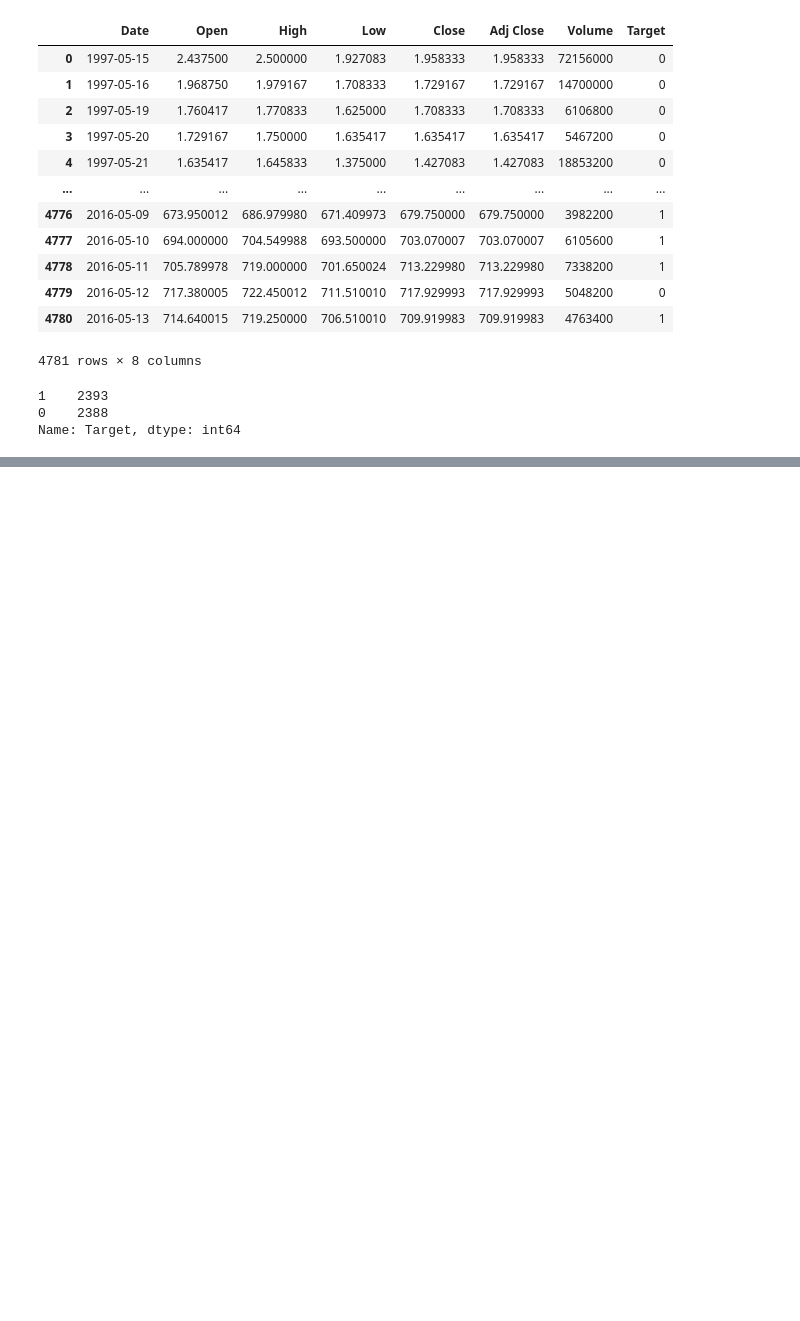
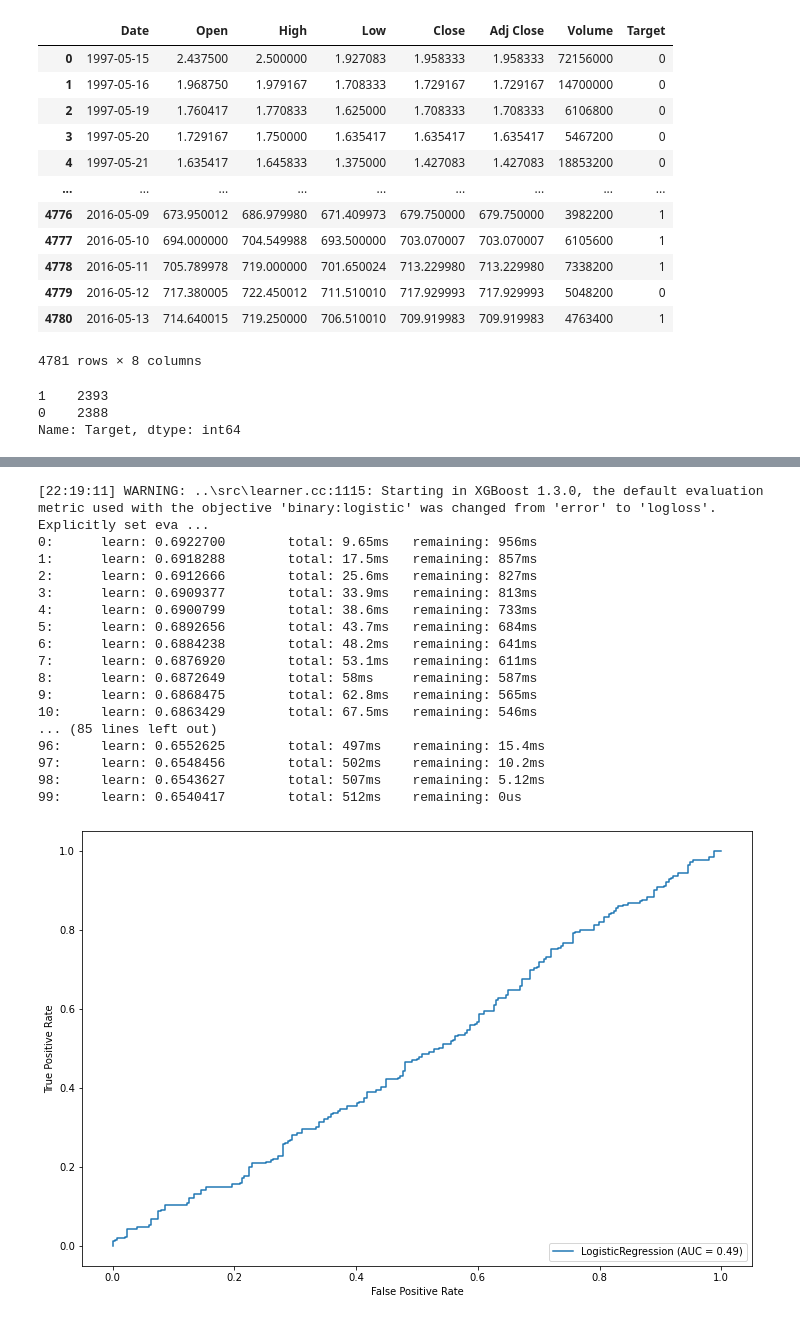
Before and after one commit to SoniMohandas/amazon_stock_price, a Jupyter notebook: amazon_stock.ipynb, the cells around one changed output, grey strips where cells are left out. Drawn from its saved outputs; the diff is of its cells as text; code cells hidden in the pictures; blank space fills up the shorter version.

```diff
--- a/amazon_stock.ipynb
+++ b/amazon_stock.ipynb
@@ -157,0 +139,64 @@ y_test=data_test[y_col]
+# %%
+from sklearn.linear_model import LogisticRegression
+from sklearn.metrics import plot_roc_curve
+from sklearn.ensemble import RandomForestClassifier
+from sklearn.tree import DecisionTreeClassifier
+from sklearn.svm import SVC
+from xgboost import XGBClassifier
+from sklearn.ensemble import AdaBoostClassifier
+from catboost import CatBoostClassifier
+from sklearn.ensemble import GradientBoostingClassifier
+import warnings
+warnings.simplefilter('ignore')
+
+def models(X_tn,y_tn, X_vl,y_vl):
+    lr = LogisticRegression(random_state=70).fit(X_tn,y_tn)
+    plot_roc_curve(lr, X_vl,y_vl)
+
+    roc = RandomForestClassifier(random_state=70).fit(X_tn,y_tn)
+    plot_roc_curve(roc, X_vl,y_vl)
+
+    dtc = DecisionTreeClassifier(random_state=70,criterion='gini',
+                                 min_samples_leaf=4,max_depth=3)
+    dtc.fit(X_tn,y_tn)
+    plot_roc_curve(dtc, X_vl,y_vl)
+
+    svc = SVC(random_state=70).fit(X_tn,y_tn)
+    plot_roc_curve(svc, X_val,y_val)
+
+    gbc=GradientBoostingClassifier(random_state=70).fit(X_tn,y_tn)
+    plot_roc_curve(gbc, X_val,y_val)
+
+    xgb = XGBClassifier(random_state=70,booster='gbtree',
+                        num_parallel_tree=5,max_depth=3,
+                        learning_rate=0.1).fit(X_tn,y_tn)
+    plot_roc_curve(xgb, X_vl,y_vl)
+    abc = AdaBoostClassifier(random_state=70,
+                             learning_rate=0.1,
+                            base_estimator=dtc).fit(X_tn,y_tn)
+    plot_roc_curve(abc, X_vl,y_vl)
+    cbc = CatBoostClassifier(random_state=70,
+                             learning_rate = 0.1,
+                             iterations=100).fit(X_tn,y_tn)
+    plot_roc_curve(cbc, X_vl,y_vl)
+# %%
+models(X_train,y_train, X_val,y_val)
+# %% [output]
+[22:19:11] WARNING: ..\src\learner.cc:1115: Starting in XGBoost 1.3.0, the default evaluation metric used with the objective 'binary:logistic' was changed from 'error' to 'logloss'. Explicitly set eva ...
+0:      learn: 0.6922700        total: 9.65ms   remaining: 956ms
+1:      learn: 0.6918288        total: 17.5ms   remaining: 857ms
+2:      learn: 0.6912666        total: 25.6ms   remaining: 827ms
+3:      learn: 0.6909377        total: 33.9ms   remaining: 813ms
+4:      learn: 0.6900799        total: 38.6ms   remaining: 733ms
+5:      learn: 0.6892656        total: 43.7ms   remaining: 684ms
+6:      learn: 0.6884238        total: 48.2ms   remaining: 641ms
+7:      learn: 0.6876920        total: 53.1ms   remaining: 611ms
+8:      learn: 0.6872649        total: 58ms     remaining: 587ms
+9:      learn: 0.6868475        total: 62.8ms   remaining: 565ms
+10:     learn: 0.6863429        total: 67.5ms   remaining: 546ms
+... (85 lines left out)
+96:     learn: 0.6552625        total: 497ms    remaining: 15.4ms
+97:     learn: 0.6548456        total: 502ms    remaining: 10.2ms
+98:     learn: 0.6543627        total: 507ms    remaining: 5.12ms
+99:     learn: 0.6540417        total: 512ms    remaining: 0us
+[figure, added]
```
Also changed, not shown: parts of 7 cells of this notebook, 4 other files.
